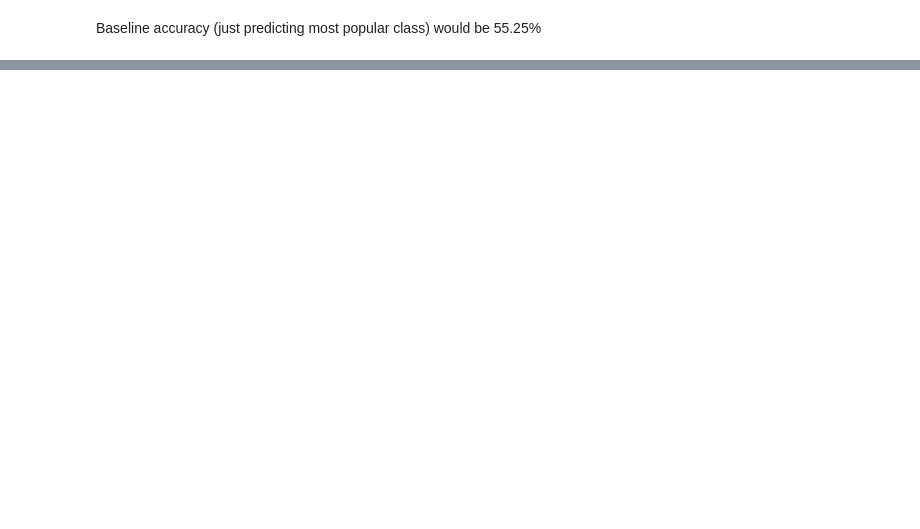
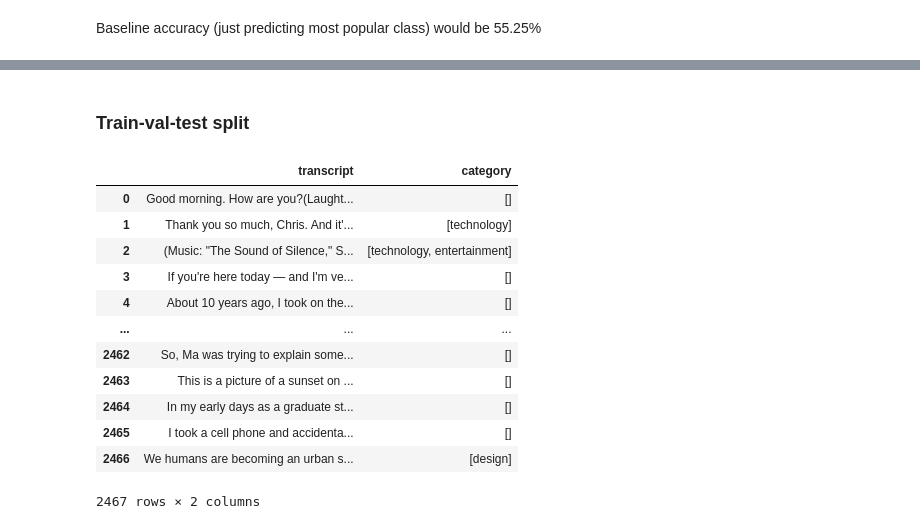
Before and after one commit to shaneweisz/TED-Talks-Text-Classification, a Jupyter notebook: DataCleaning.ipynb, the cells around one changed output, grey strips where cells are left out. Drawn from its saved outputs; the diff is of its cells as text; code cells hidden in the pictures; blank space fills up the shorter version.

```diff
--- a/DataCleaning.ipynb
+++ b/DataCleaning.ipynb
@@ -99,0 +119,19 @@ round(baseline_acc, 4) * 100
+# %% [markdown]
+### Train-val-test split
+# %%
+df_all = df_merged[["transcript", "category"]]
+df_all
+# %% [output]
+|  | transcript | category |
+| 0 | Good morning. How are you?(Laught... | [] |
+| 1 | Thank you so much, Chris. And it'... | [technology] |
+| 2 | (Music: "The Sound of Silence," S... | [technology, entertainment] |
+| 3 | If you're here today — and I'm ve... | [] |
+| 4 | About 10 years ago, I took on the... | [] |
+| ... | ... | ... |
+| 2462 | So, Ma was trying to explain some... | [] |
+| 2463 | This is a picture of a sunset on ... | [] |
+| 2464 | In my early days as a graduate st... | [] |
+| 2465 | I took a cell phone and accidenta... | [] |
+| 2466 | We humans are becoming an urban s... | [design] |
+2467 rows × 2 columns
```
Also changed, not shown: parts of 13 cells of this notebook.
